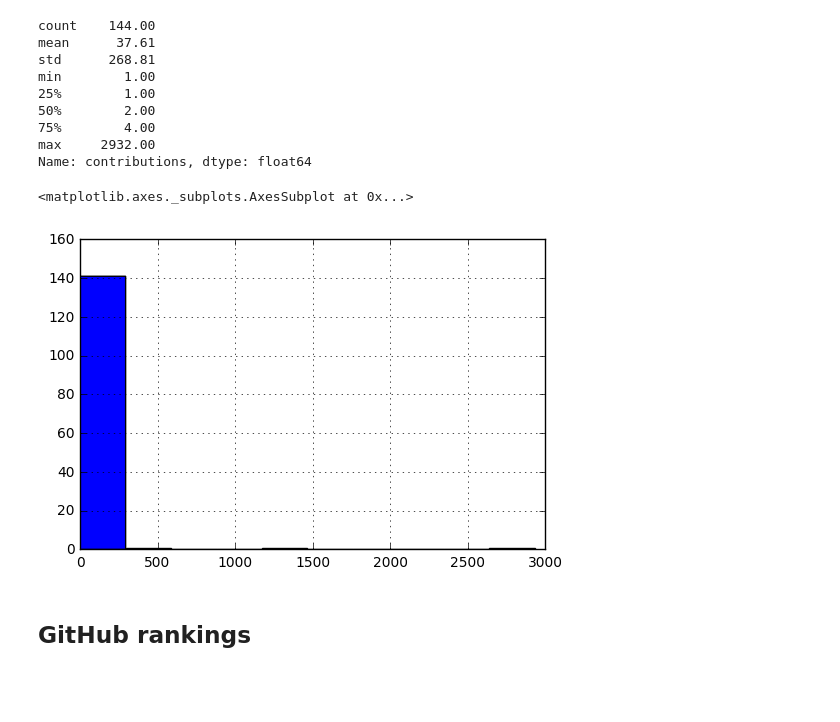
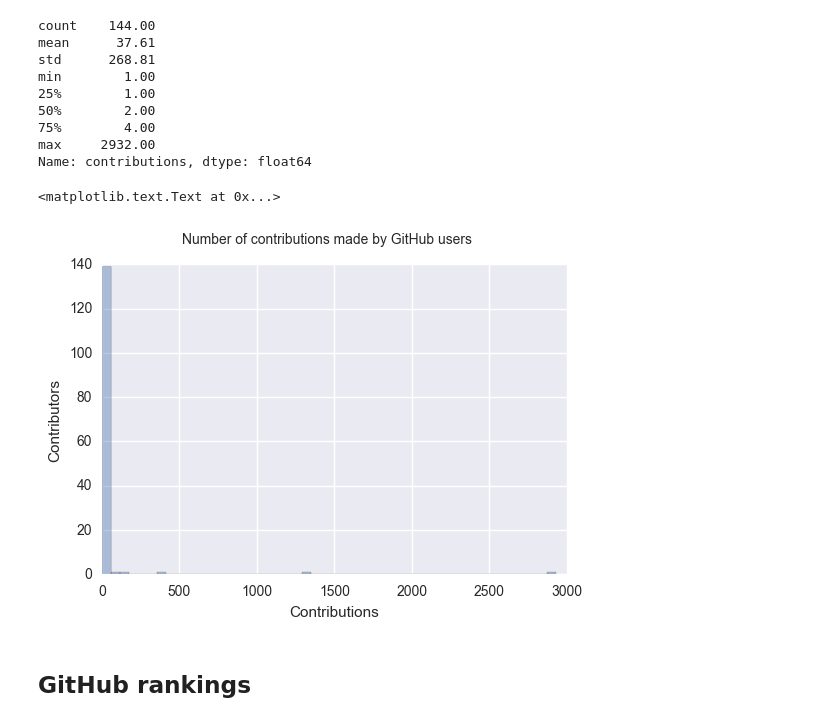
Before and after one commit to palewire/python-calaccess-notebooks, a Jupyter notebook: project-management/analyze-participants.ipynb, the cells around one changed output. Saved outputs shown, nothing was run; the diff lists cells and outputs as text; code cells hidden in the pictures; blank space fills up the shorter version.

Commit message:
Added bar charts and some new stuff with seaborn

```diff
--- a/project-management/analyze-participants.ipynb
+++ b/project-management/analyze-participants.ipynb
@@ -17,6 +18,8 @@ from IPython.core.display import Image
 # %%
 pd.options.display.max_rows = 5000
 pd.set_option('display.float_format', lambda x: '%.2f' % x)
+# %%
+sns.set(color_codes=True)
 # %%
 %matplotlib inline
 # %%
@@ -50,11 +53,15 @@ min        1.00
 75%        4.00
 max     2932.00
 Name: contributions, dtype: float64
-# %%
-unique_contributors.contributions.hist()
-# %% [output]
-<matplotlib.axes._subplots.AxesSubplot at 0x...>
-[figure, removed]
+# %%
+fig = plt.figure()
+sns.distplot(unique_contributors.contributions, kde=False)
+fig.suptitle("Number of contributions made by GitHub users")
+plt.ylabel('Contributors')
+plt.xlabel('Contributions')
+# %% [output]
+<matplotlib.text.Text at 0x...>
+[figure, added]
 # %% [markdown]
 ## GitHub rankings
 # %%
```
Also changed, not shown: parts of 8 cells of this notebook, 1 other file.
